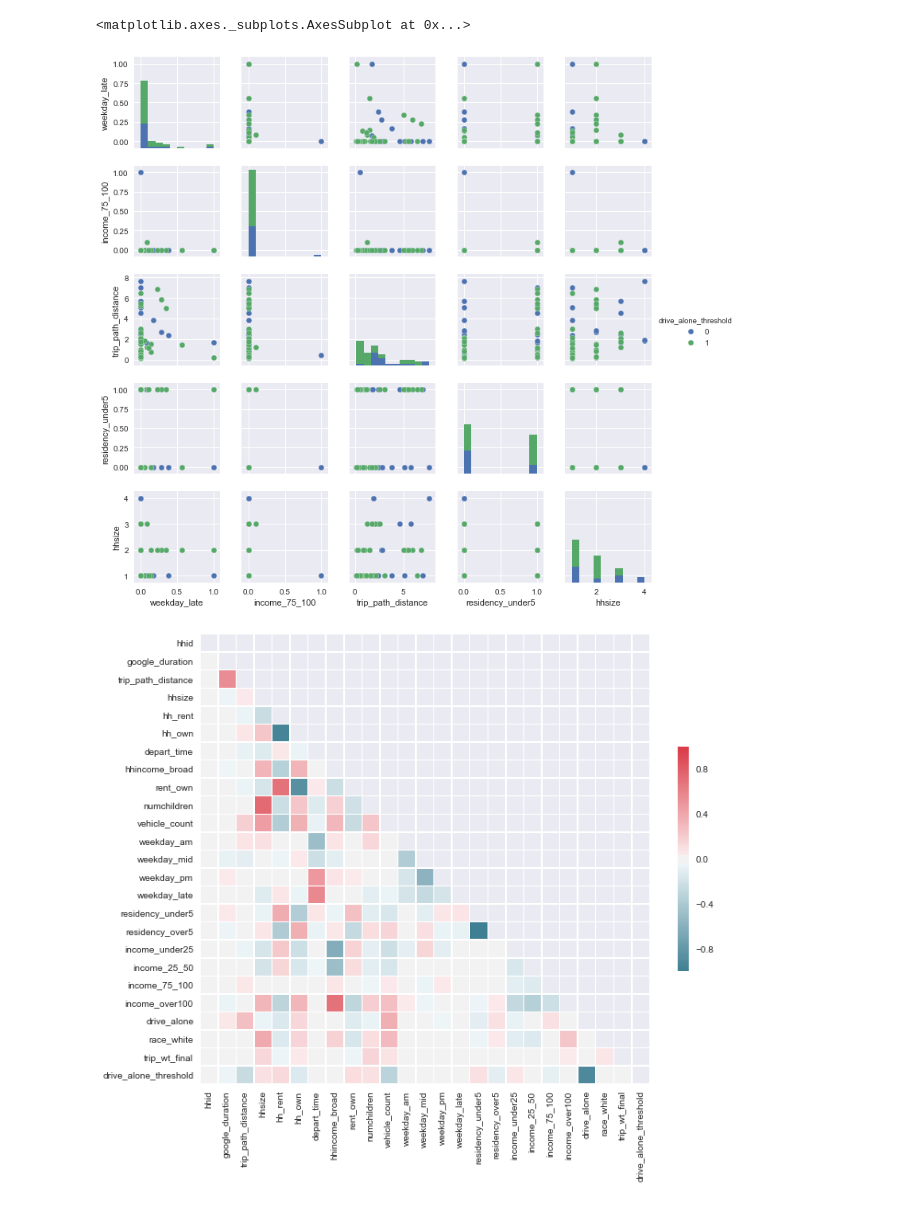
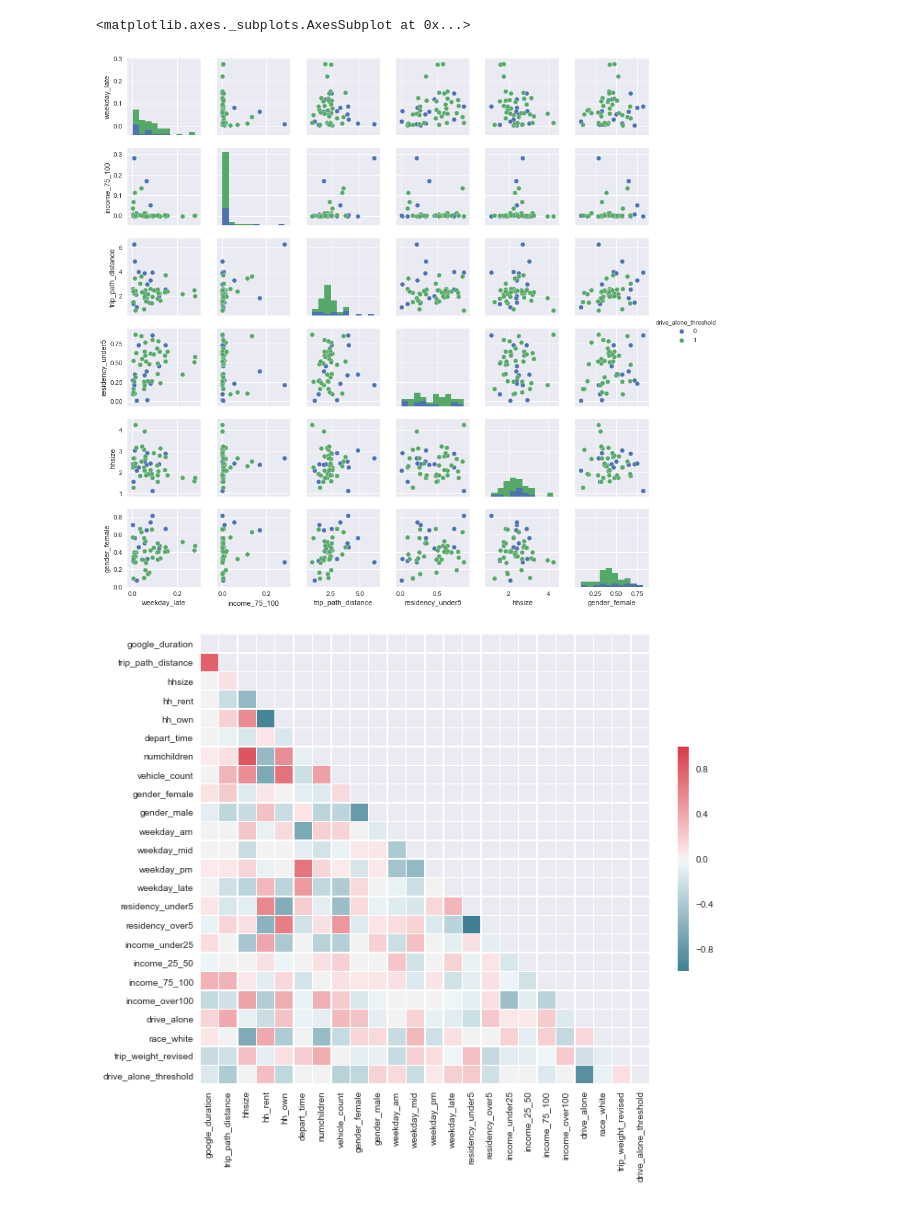
Before and after one commit to monolyst/PSRC-Travel, a Jupyter notebook: notebooks/PSRC 2018 Linear Regression.ipynb, the cells around one changed output. Drawn from its saved outputs; the diff is of its cells as text; code cells hidden in the pictures.

```diff
--- a/notebooks/PSRC 2018 Linear Regression.ipynb
+++ b/notebooks/PSRC 2018 Linear Regression.ipynb
@@ -23,4 +23,6 @@ from sklearn.metrics import precision_recall_fscore_support as score
 
 from datetime import datetime
 
+DATA_DIR = '../data/'
+
 #https://jmetzen.github.io/2015-01-29/ml_advice.html
@@ -54,6 +35,5 @@ print (df_Trip_Household_Merged)
 # %%
-df_Trip_Household_Merged = pd.read_csv(data_dir + 'Trip_Household_Merged.csv')
-
+df_Trip_Household_Merged = pd.read_csv(DATA_DIR + 'Trip_Household_Merged.csv')
 
 # Filter trips that end outside seattle
 df_Trip_Household_Merged = df_Trip_Household_Merged[df_Trip_Household_Merged['uv_dest'] != "Outside Seattle"]
@@ -85,17 +65,19 @@ df_Trip_Household_Merged['income_50_75'] = np.where((df_Trip_Household_Merged['h
 df_Trip_Household_Merged['income_75_100'] = np.where((df_Trip_Household_Merged['hhincome_broad']==4), 1, 0)
 df_Trip_Household_Merged['income_over100'] = np.where((df_Trip_Household_Merged['hhincome_broad']==5), 1, 0)
 
-##aggregate by geography of origin
+df_Trip_Household_Merged['o_tract'] = df_Trip_Household_Merged['o_bg'].astype(str).apply(lambda x: x[:9])
 
-geography = ['uv_origin']
-#geography = ['hhid']
+# aggregate by geography of origin
+#geography = ['o_bg']
+geography = ['o_tract']
+#geography = ['uv_origin']
 
 
 trainFeatures = ['google_duration', 'trip_path_distance', 'hhsize', 'hh_rent','hh_own',
-            'depart_time','hhincome_broad', 'rent_own', 'numchildren', 'vehicle_count',
+            'depart_time', 'numchildren', 'vehicle_count','gender_female', 'gender_male',
            'weekday_am', 'weekday_mid','weekday_pm','weekday_late','residency_under5','residency_over5',
-                'income_under25', 'income_25_50', 'income_75_100','income_75_100','income_over100','drive_alone','pct_white']
-
+                'income_under25', 'income_25_50', 'income_75_100','income_75_100','income_over100',
+                 'drive_alone','race_white']
 
 aggDict = {}
 for feature in trainFeatures:
@@ -103,16 +85,16 @@ for feature in trainFeatures:
 
 # Apply trip weights prior to aggregation
 for feature in trainFeatures:
-    df_Trip_Household_Merged[feature] = df_Trip_Household_Merged['trip_wt_final'] * df_Trip_Household_Merged[feature]
+    df_Trip_Household_Merged[feature] = df_Trip_Household_Merged['trip_weight_revised'] * df_Trip_Household_Merged[feature]
 
-aggDict['trip_wt_final'] =[sum]
+aggDict['trip_weight_revised'] =[sum]
 
 data = df_Trip_Household_Merged.groupby(geography, as_index=False).agg(aggDict)
 data.columns = data.columns.get_level_values(0)
 
 # Reapply column weights to obtain averages for each location
 for feature in trainFeatures:
-   data[feature] = data[feature] / data['trip_wt_final']
+   data[feature] = data[feature] / data['trip_weight_revised']
 
 # Create label for geographies under the citywide mean of 38%
 data['drive_alone_threshold'] = np.where((data['drive_alone'] <= .40), 1, 0)
@@ -126,7 +108,5 @@ print (data)
 #data = data[data['trip_wt_final'] > 1000]
 
 #print(data.columns)
-#print (data)
-
-data.to_csv(data_dir + 'df_Trip_Processed_Agg_Village_Origin.csv', mode='w', header=True, index=False)
+#data.to_csv(DATA_DIR + 'df_Trip_Processed_Agg_Village_Origin.csv', mode='w', header=True, index=False)
 # %% [output]
@@ -150,27 +130,27 @@ data.to_csv(data_dir + 'df_Trip_Processed_Agg_Village_Origin.csv', mode='w', hea
 # %%
 # Correlation charts to help identify features
 
 _ = sns.pairplot(data[:50], vars=['weekday_late','income_75_100' , 'trip_path_distance',
-                                  'residency_under5', 'hhsize'], hue="drive_alone_threshold", size=2)
+                                  'residency_under5', 'hhsize','gender_female'], hue="drive_alone_threshold", size=2)
 
 # Compute the correlation matrix
 corr = data.corr()
 
 # Generate a mask for the upper triangle
 mask = np.zeros_like(corr, dtype=np.bool)
 mask[np.triu_indices_from(mask)] = True
 
 # Set up the matplotlib figure
 f, ax = plt.subplots(figsize=(11, 9))
 
 # Generate a custom diverging colormap
 cmap = sns.diverging_palette(220, 10, as_cmap=True)
 
 # Draw the heatmap with the mask and correct aspect ratio
 sns.heatmap(corr, mask=mask, cmap=cmap, vmax=.3, center=0,
             square=True, linewidths=.5, cbar_kws={"shrink": .5})
 # %% [output]
 <matplotlib.axes._subplots.AxesSubplot at 0x...>
-[figure, old version]
+[figure, new version]
-[figure, old version]
+[figure, new version]
 # %% [markdown]
```
Also changed, not shown: parts of 14 cells of this notebook, 2 other files.
